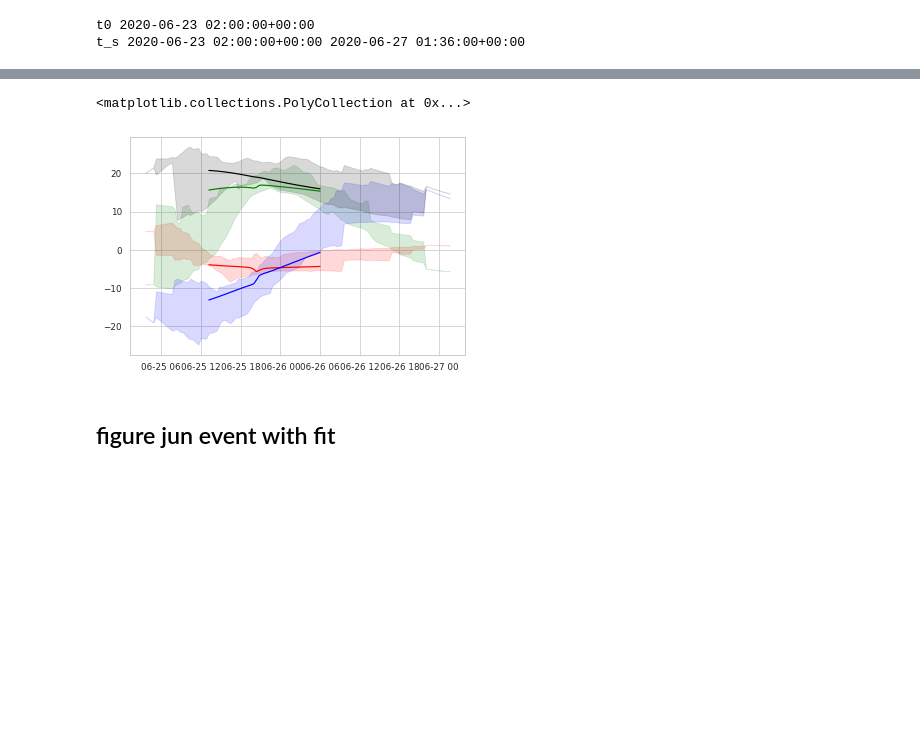
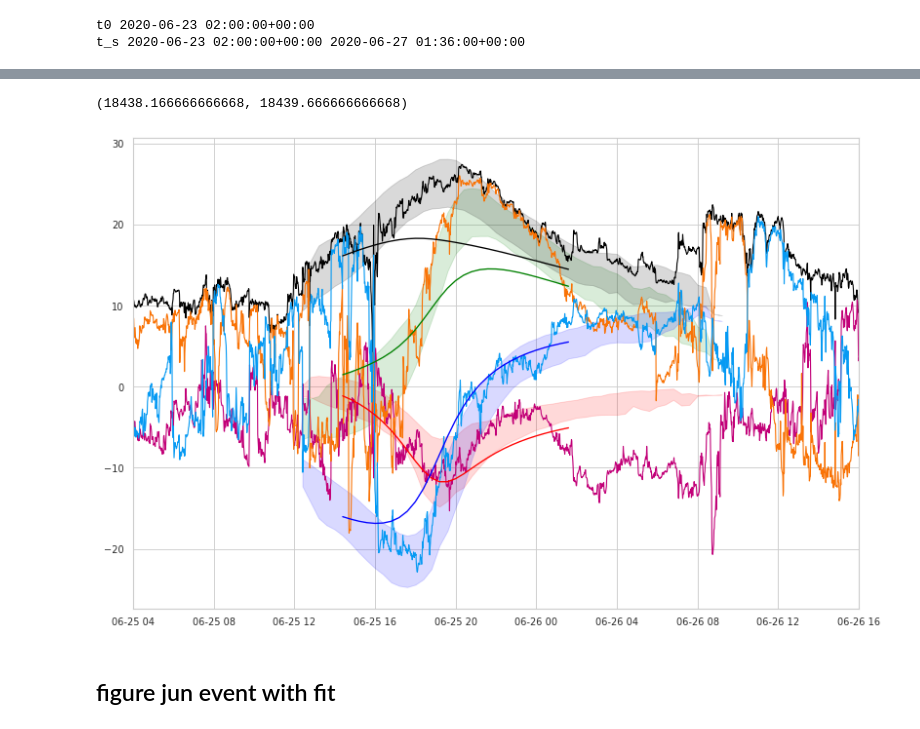
Before and after one commit to cmoestl/solar_orbiter, a Jupyter notebook: 3dcore_fit_lineup_paper_2021.ipynb, the cells around one changed output, grey strips where cells are left out. Saved outputs shown, nothing was run; the diff lists cells and outputs as text; code cells hidden in the pictures; blank space fills up the shorter version.

```diff
--- a/3dcore_fit_lineup_paper_2021.ipynb
+++ b/3dcore_fit_lineup_paper_2021.ipynb
@@ -711,8 +737,10 @@ win2=wind[ind1:ind2]
 ind1=np.where(bepid.time>datetime.datetime(2020,6,20,15))[0][0]
 ind2=np.where(bepid.time>datetime.datetime(2020,7,10,15))[0][0]
 bepi2=bepid[ind1:ind2]
-# %%
-fitj1=pickle.load(open('fits/2020jun23/04.pickle', "rb" ) )
+# %%
+fit_filename='fits/2020jun23/06.pickle'
+
+fitj1=pickle.load(open(fit_filename, "rb" ) )
 # %%
 fitj=fitj1#['model_obj']
 
@@ -743,7 +771,7 @@ parr=fitj['model_obj'].iparams_arr
 
 model.update_iparams(parr[best_fit_ind].reshape(1,-1))
 
-t_launchj=fitj['dt_0']
+t_launch=fitj['dt_0']
 
 TP_A =  t_launch + datetime.timedelta(hours=24)
 print(TP_A)
@@ -774,23 +846,32 @@ ensemble_data = py3dcore.fitter.generate_ensemble('fits/2020jun23/04.pickle', t3
 # %%
-sta_ensemble = ensemble_data[0]
 
-(_, _, (psp_b_s2p, psp_b_s2n), (psp_b_ts2p, psp_b_ts2n)) = sta_ensemble
+plt.figure(1,figsize=(12, 8),dpi=80)
+
+plotstart=datetime.datetime(2020,6,25,4)
+plotend=datetime.datetime(2020,6,26,16)
+plt.plot(psp2.time, psp2.bt, "k-", lw=1,label='Btotal')
+plt.plot(psp2.time, psp2.bx, "r-", color="xkcd:magenta", lw=1, label='Br')
+plt.plot(psp2.time, psp2.by, "g-", color="xkcd:orange", lw=1,label='Bt')
+plt.plot(psp2.time, psp2.bz, "b-", color="xkcd:azure", lw=1,label='Bn')
+
 
 
 plt.plot(t2,bxyz2[:,0],'r')
 plt.plot(t2,bxyz2[:,1],'g')
 plt.plot(t2,bxyz2[:,2],'b')
 
 plt.plot(t2,btot2,'k')
 
 plt.fill_between(t2, psp_b_s2p[:, 0], psp_b_s2n[:, 0], color="r", alpha=0.15)
 plt.fill_between(t2, psp_b_s2p[:, 1], psp_b_s2n[:, 1], color="g", alpha=0.15)
 plt.fill_between(t2, psp_b_s2p[:, 2], psp_b_s2n[:, 2], color="b", alpha=0.15)
 
 plt.fill_between(t2, psp_b_ts2p, psp_b_ts2n, color="k", alpha=0.15)
+
+plt.xlim(plotstart,plotend)
 # %% [output]
-<matplotlib.collections.PolyCollection at 0x...>
+(18438.166666666668, 18439.666666666668)
-[figure, old version]
+[figure, new version]
 # %% [markdown]
 ## figure jun event with fit
 # %%
```
Also changed, not shown: parts of 22 cells of this notebook.
